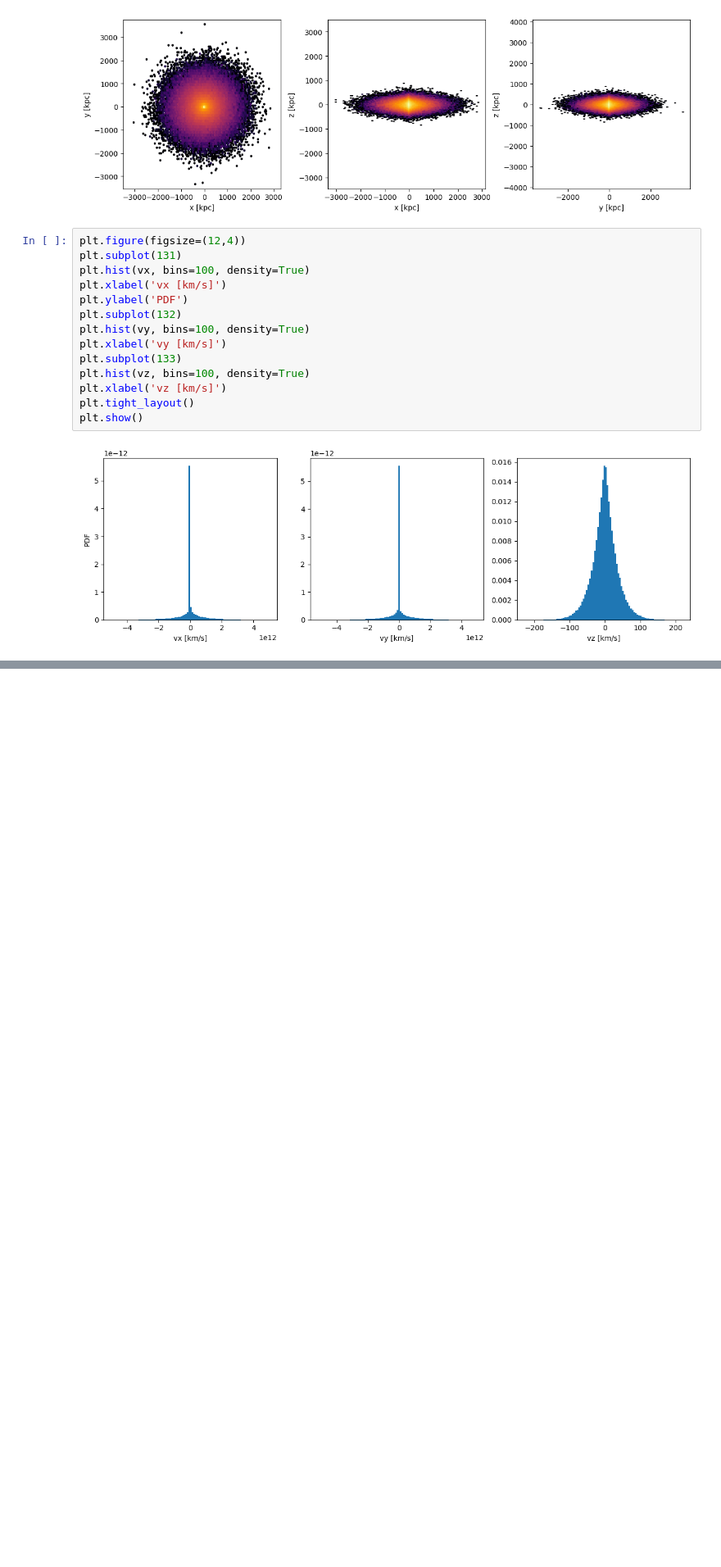
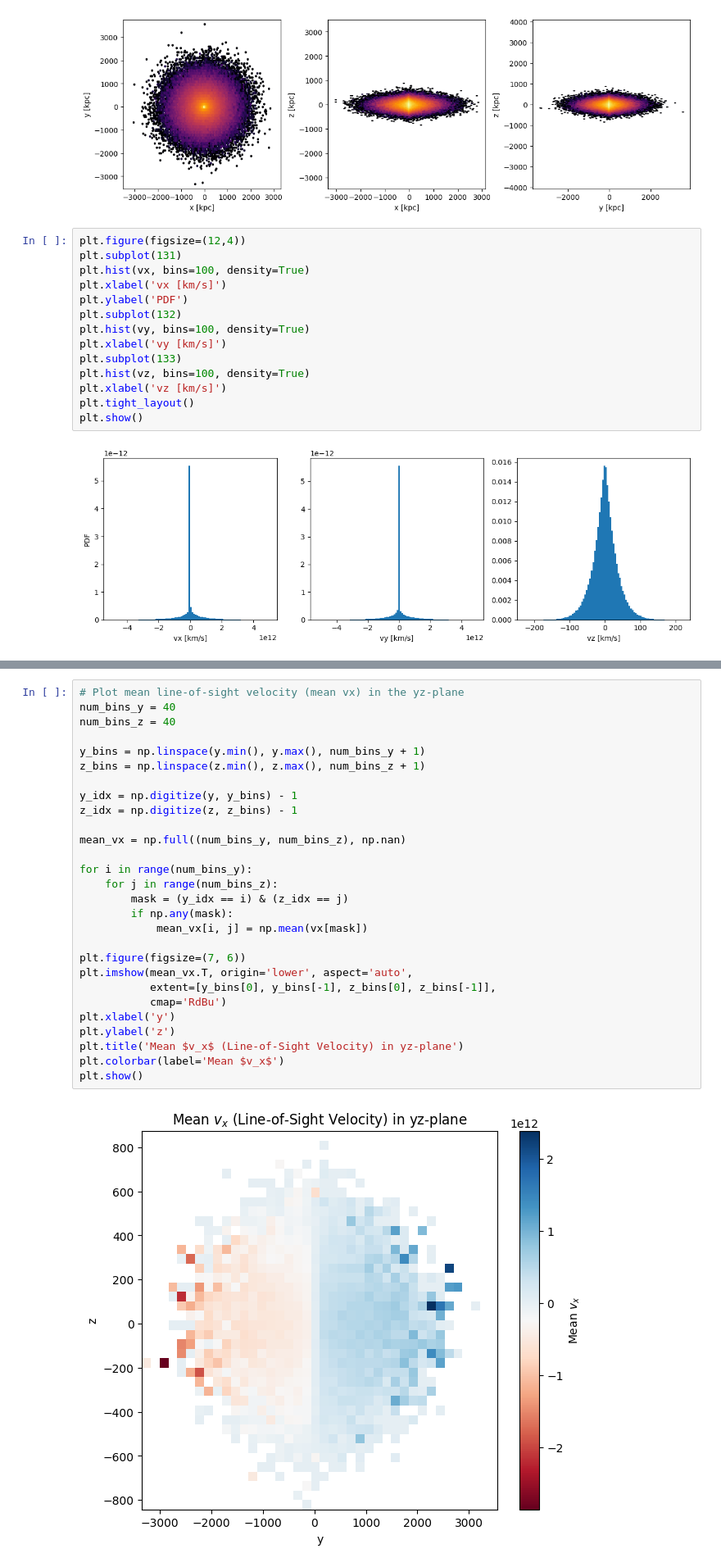
Before and after one commit to anschaible/phoenix, a Jupyter notebook: notebooks/action_sampling.ipynb, the cells around one changed output, grey strips where cells are left out. Shown at 82% size. Cells and saved outputs as stored; diff of their text form; blank space fills up the shorter version.

```diff
--- a/notebooks/action_sampling.ipynb
+++ b/notebooks/action_sampling.ipynb
@@ -108,0 +165,30 @@ plt.show()
+# %%
+# Plot mean line-of-sight velocity (mean vx) in the yz-plane
+num_bins_y = 40
+num_bins_z = 40
+
+y_bins = np.linspace(y.min(), y.max(), num_bins_y + 1)
+z_bins = np.linspace(z.min(), z.max(), num_bins_z + 1)
+
+y_idx = np.digitize(y, y_bins) - 1
+z_idx = np.digitize(z, z_bins) - 1
+
+mean_vx = np.full((num_bins_y, num_bins_z), np.nan)
+
+for i in range(num_bins_y):
+    for j in range(num_bins_z):
+        mask = (y_idx == i) & (z_idx == j)
+        if np.any(mask):
+            mean_vx[i, j] = np.mean(vx[mask])
+
+plt.figure(figsize=(7, 6))
+plt.imshow(mean_vx.T, origin='lower', aspect='auto',
+           extent=[y_bins[0], y_bins[-1], z_bins[0], z_bins[-1]],
+           cmap='RdBu')
+plt.xlabel('y')
+plt.ylabel('z')
+plt.title('Mean $v_x$ (Line-of-Sight Velocity) in yz-plane')
+plt.colorbar(label='Mean $v_x$')
+plt.show()
+# %% [output]
+[figure, added]
```
Also changed, not shown: parts of 4 cells of this notebook, 3 other files.
